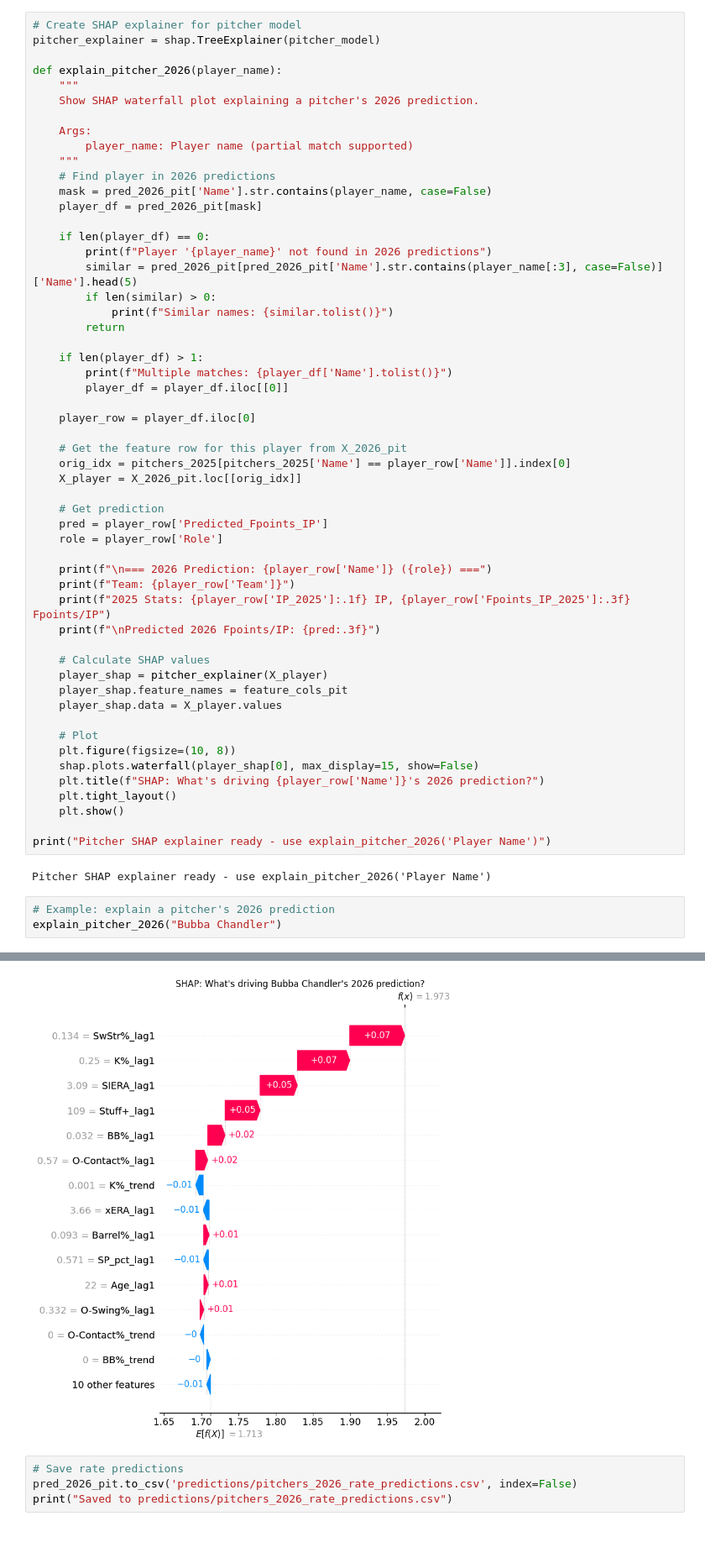
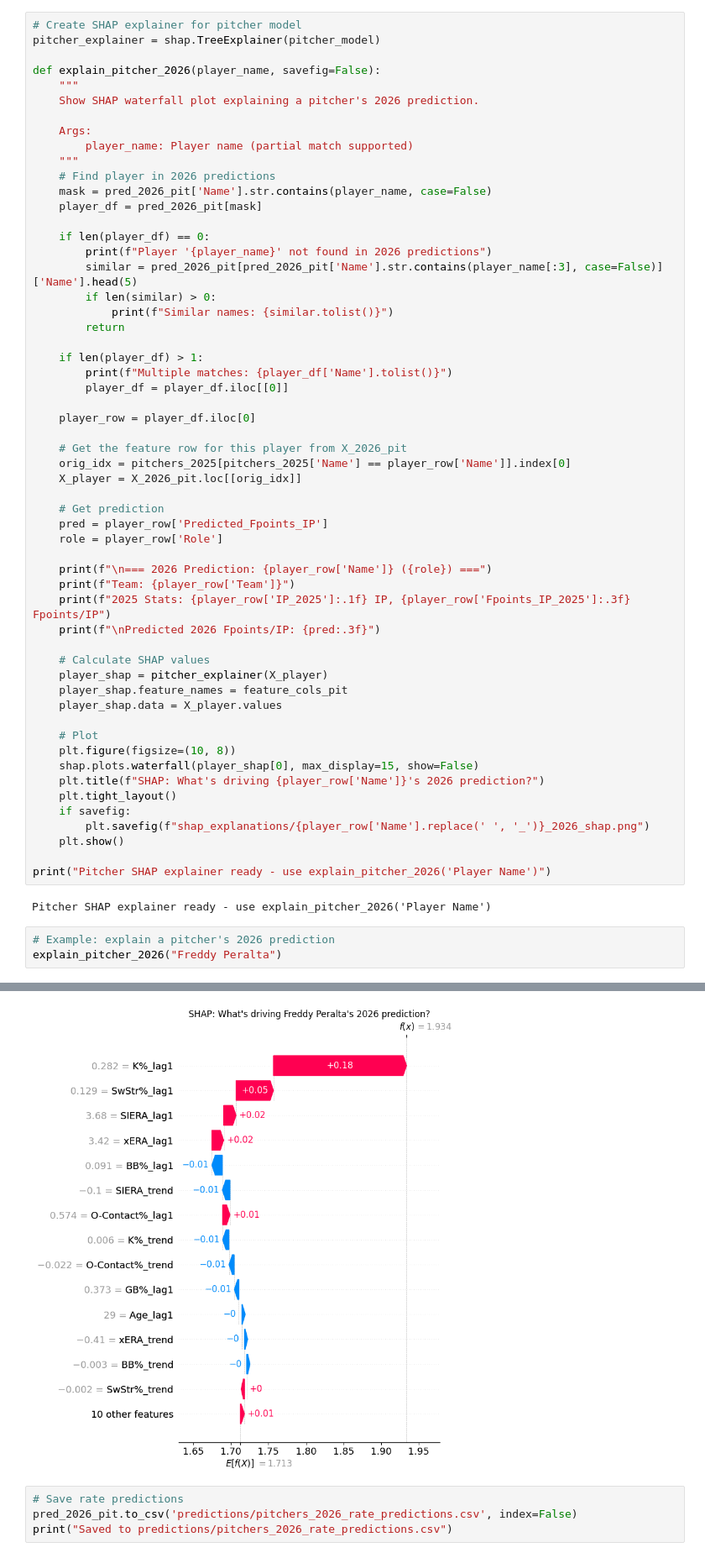
Before and after one commit to mcgillies/mlb-fantasy-2026, a Jupyter notebook: notebooks/05_2026_predictions.ipynb, the cells around one changed output, grey strips where cells are left out. Shown at 84% size. Drawn from its saved outputs; the diff is of its cells as text.

Commit message:
savfig for pitcher predict fn

```diff
--- a/notebooks/05_2026_predictions.ipynb
+++ b/notebooks/05_2026_predictions.ipynb
@@ -717,7 +717,7 @@ Garrett Cleavinger   TBR   RP              2.181556                ML
 # Create SHAP explainer for pitcher model
 pitcher_explainer = shap.TreeExplainer(pitcher_model)
 
-def explain_pitcher_2026(player_name):
+def explain_pitcher_2026(player_name, savefig=False):
     """
     Show SHAP waterfall plot explaining a pitcher's 2026 prediction.
 
@@ -764,6 +764,8 @@ def explain_pitcher_2026(player_name):
     shap.plots.waterfall(player_shap[0], max_display=15, show=False)
     plt.title(f"SHAP: What's driving {player_row['Name']}'s 2026 prediction?")
     plt.tight_layout()
+    if savefig:
+        plt.savefig(f"shap_explanations/{player_row['Name'].replace(' ', '_')}_2026_shap.png")
     plt.show()
 
 print("Pitcher SHAP explainer ready - use explain_pitcher_2026('Player Name')")
@@ -771,5 +773,5 @@ print("Pitcher SHAP explainer ready - use explain_pitcher_2026('Player Name')")
 Pitcher SHAP explainer ready - use explain_pitcher_2026('Player Name')
 # %%
 # Example: explain a pitcher's 2026 prediction
-explain_pitcher_2026("Bubba Chandler")
+explain_pitcher_2026("Freddy Peralta")
 # %% [output]
@@ -781,4 +783,4 @@ Predicted 2026 Fpoints/IP: 1.973
-[figure, old version]
+[figure, new version]
 # %%
 # Save rate predictions
 pred_2026_pit.to_csv('predictions/pitchers_2026_rate_predictions.csv', index=False)
```
Also changed, not shown: parts of 1 cell of this notebook.
